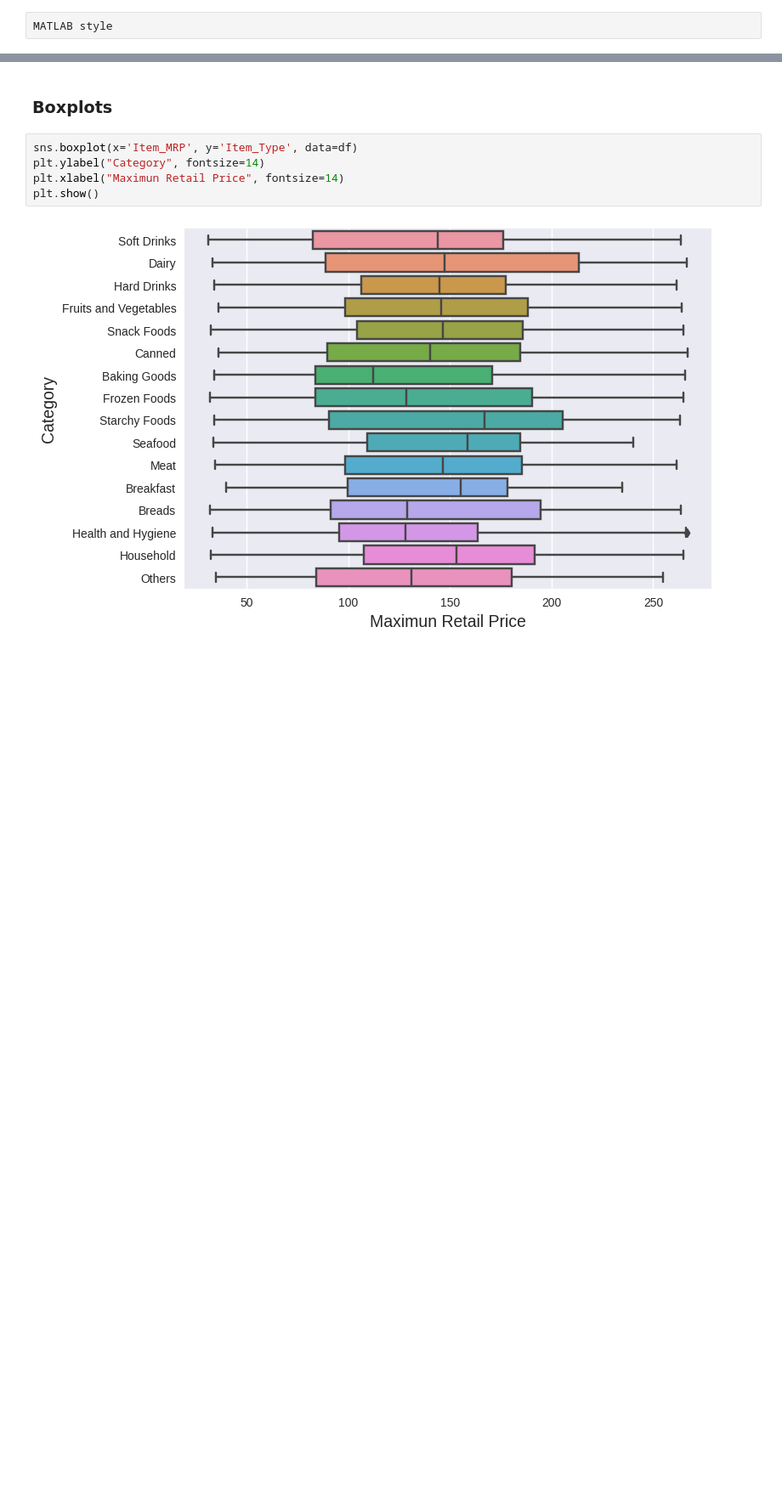
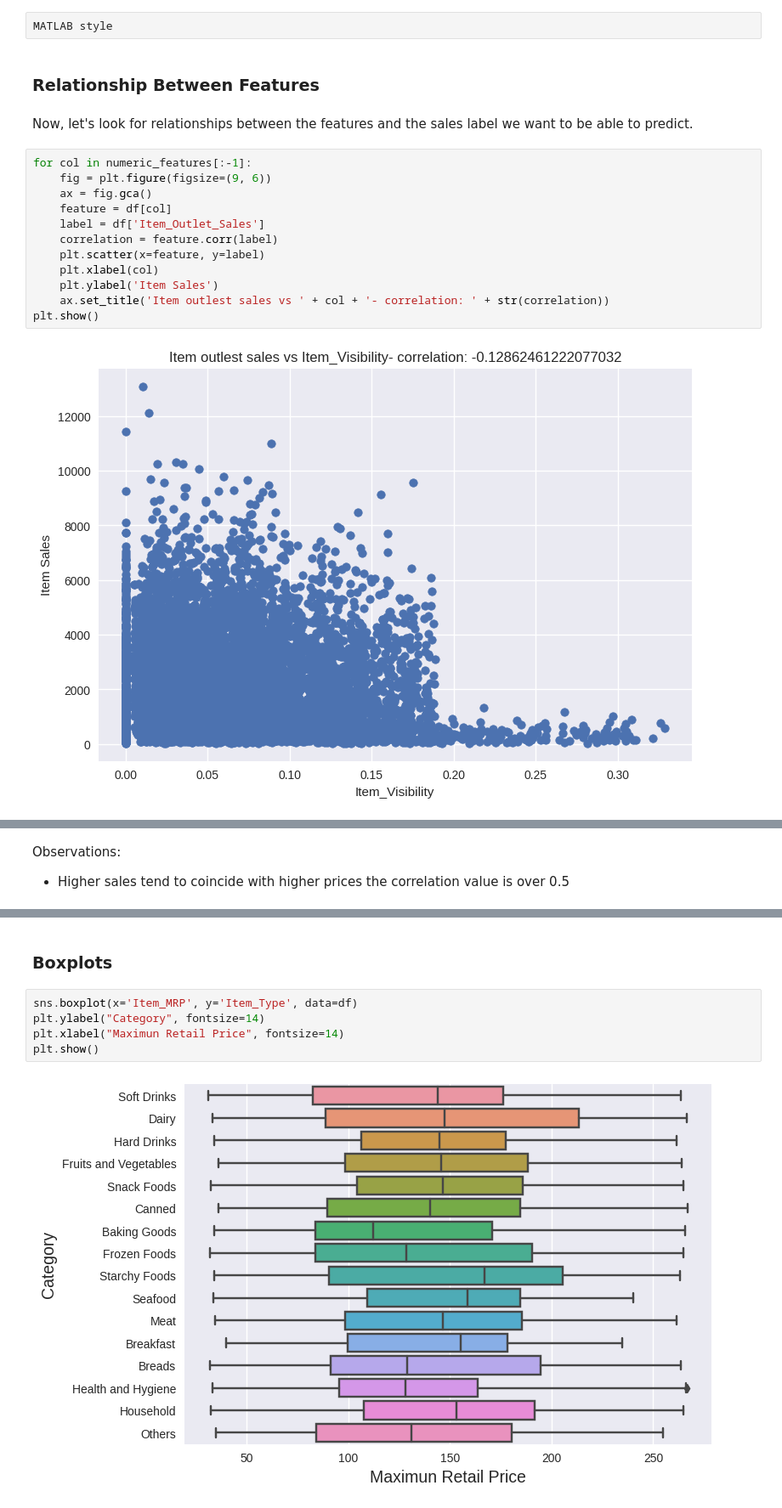
Before and after one commit to YeisonAndreyLiCe/food_sales_prediction, a Jupyter notebook: food_sales_forecast.ipynb, the cells around one changed output, grey strips where cells are left out. Shown at 85% size. Saved outputs shown, nothing was run; the diff lists cells and outputs as text; blank space fills up the shorter version.

```diff
--- a/food_sales_forecast.ipynb
+++ b/food_sales_forecast.ipynb
@@ -360,2 +427,20 @@ Observations:
 # %% [raw]
 MATLAB style
+# %% [markdown]
+### Relationship Between Features
+# %% [markdown]
+ Now, let's look for relationships between the features and the sales label we want to be able to predict.
+# %%
+for col in numeric_features[:-1]:
+    fig = plt.figure(figsize=(9, 6))
+    ax = fig.gca()
+    feature = df[col]
+    label = df['Item_Outlet_Sales']
+    correlation = feature.corr(label)
+    plt.scatter(x=feature, y=label)
+    plt.xlabel(col)
+    plt.ylabel('Item Sales')
+    ax.set_title('Item outlest sales vs ' + col + '- correlation: ' + str(correlation))
+plt.show()
+# %% [output]
+[figure, added]
@@ -361,0 +448,3 @@ MATLAB style
+# %% [markdown]
+Observations:
+- Higher sales tend to coincide with higher prices the correlation value is over 0.5
```
Also changed, not shown: parts of 25 cells of this notebook.
